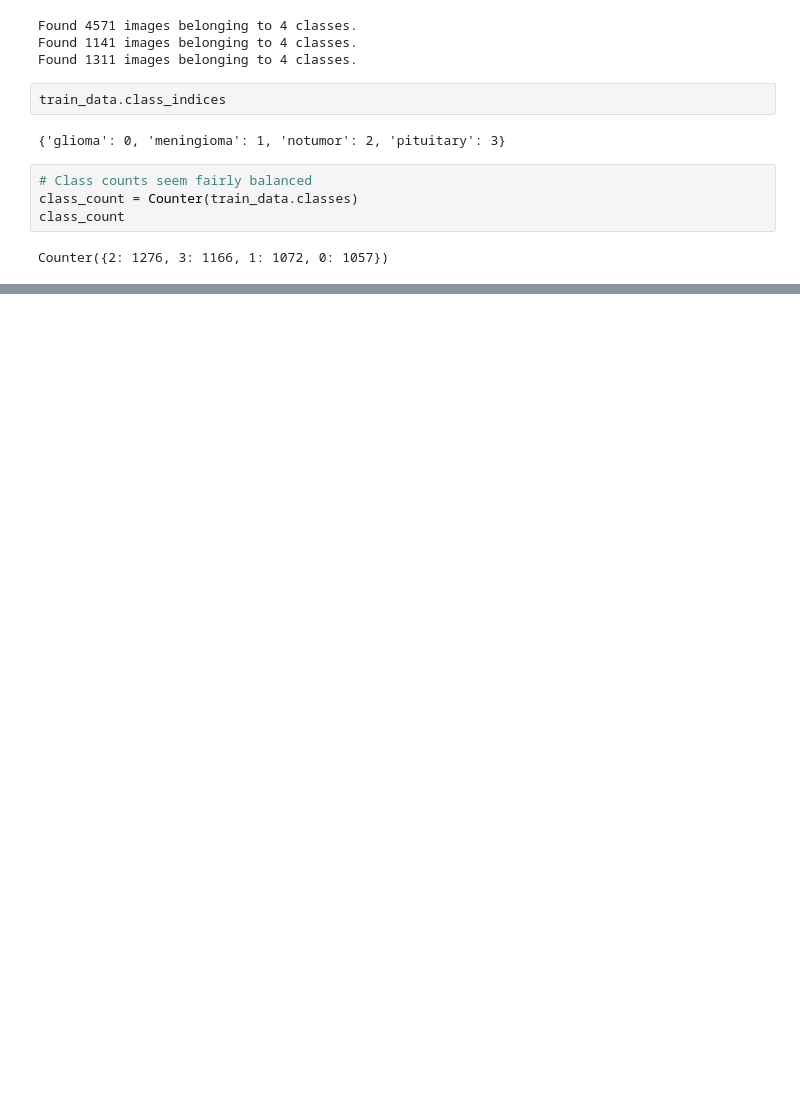
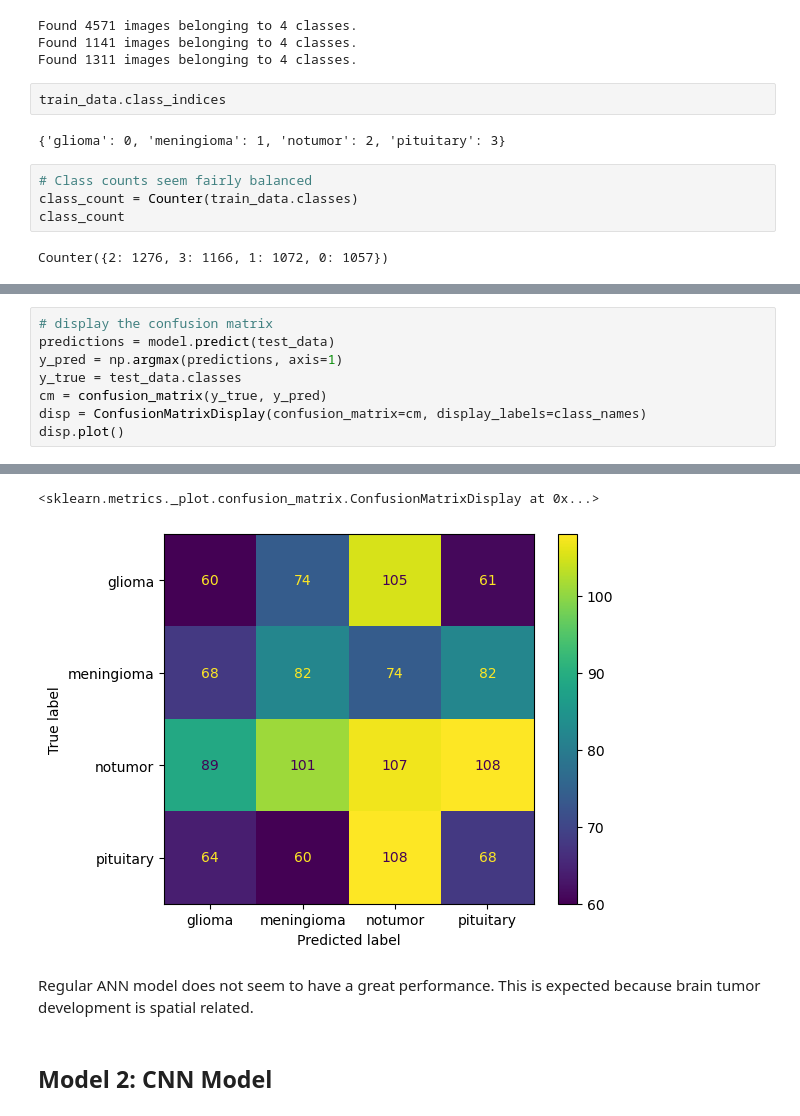
Before and after one commit to dwang917/BrainTumor_CNN, a Jupyter notebook: BrainTumorClassification.ipynb, the cells around one changed output, grey strips where cells are left out. Saved outputs shown, nothing was run; the diff lists cells and outputs as text; blank space fills up the shorter version.

```diff
--- a/BrainTumorClassification.ipynb
+++ b/BrainTumorClassification.ipynb
@@ -180,0 +262,9 @@ images[0].shape
+# %%
+# display the confusion matrix
+predictions = model.predict(test_data)
+y_pred = np.argmax(predictions, axis=1)
+y_true = test_data.classes
+cm = confusion_matrix(y_true, y_pred)
+disp = ConfusionMatrixDisplay(confusion_matrix=cm, display_labels=class_names)
+disp.plot()
+# %% [output]
@@ -181,3 +274,9 @@ images[0].shape
+<sklearn.metrics._plot.confusion_matrix.ConfusionMatrixDisplay at 0x...>
+[figure, added]
+# %% [markdown]
+Regular ANN model does not seem to have a great performance. This is expected because brain tumor development is spatial related.
+# %% [markdown]
+## Model 2: CNN Model
 # %%
 # Model architecture
 model = Sequential([
```
Also changed, not shown: parts of 28 cells of this notebook, 1 other file.
